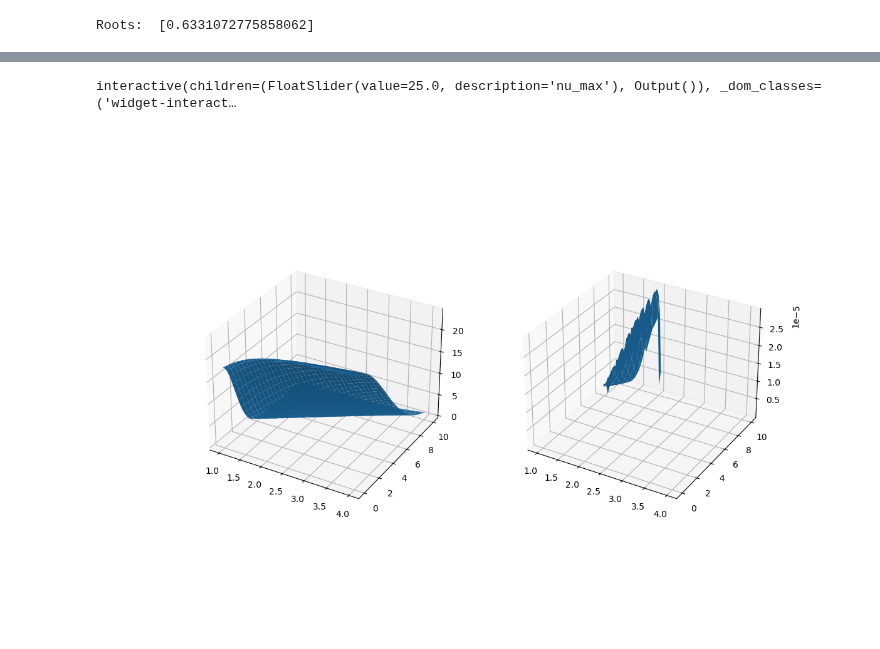
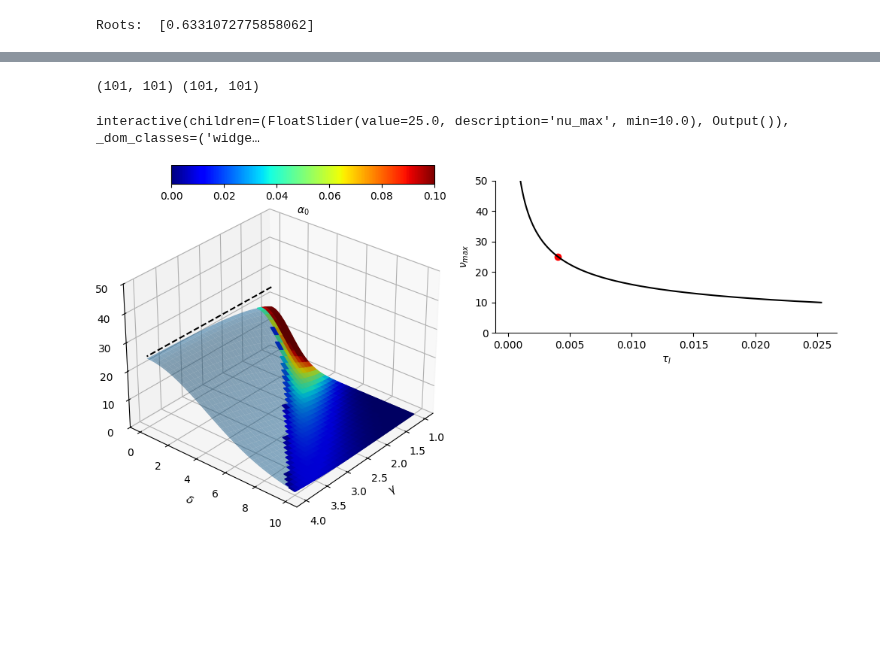
Before and after one commit to woxxel/DarkMatter, a Jupyter notebook: notebooks/parameter_exploration.ipynb, the cells around one changed output, grey strips where cells are left out. Saved outputs shown, nothing was run; the diff lists cells and outputs as text; code cells hidden in the pictures; blank space fills up the shorter version.

Commit message:
implemented large scale testing of inference procedure and plot of theoretical manifold finding

```diff
--- a/notebooks/parameter_exploration.ipynb
+++ b/notebooks/parameter_exploration.ipynb
@@ -235,6 +231,6 @@ NameError: name 'integrate' is not defined
 [figure]
 # %%
-import scipy.integrate as integrate
+# import scipy.integrate as integrate
 from scipy.stats import binom
 
 gamma = 0.95
@@ -249,7 +245,7 @@ N_total = 300
 k_arr = np.arange(N_total)
 
 dist = p_nu(x_arr,gamma,delta,nu_max)
-p_with_k_spikes = integrate.quad(lambda nu : p_nu(nu,gamma,delta,nu_max)*np.exp(-nu*T),0,10)
+p_with_k_spikes = quad(lambda nu : p_nu(nu,gamma,delta,nu_max)*np.exp(-nu*T),0,10)
 
 N_with_k_spikes = binom.pmf(k_arr,N_total,p_with_k_spikes[0])
 
@@ -278,7 +274,7 @@ def update_plot(N_total,k,T,gamma,delta,nu_max):
 
     h_dist.set_ydata(dist)
 
-    p_with_k_spikes = integrate.quad(lambda nu : p_nu(nu,gamma,delta,nu_max)*poisson(nu,k,T),0,10)
+    p_with_k_spikes = quad(lambda nu : p_nu(nu,gamma,delta,nu_max)*poisson(nu,k,T),0,10)
     N_with_k_spikes = binom.pmf(k_arr,N_total,p_with_k_spikes[0])
 
     h_p_with_k.set_ydata(dist*np.exp(-x_arr*T))
@@ -602,27 +600,66 @@ plt.show()
 # %%
-gamma_arr = np.linspace(1,4,101)
-delta_arr = np.linspace(0,10,101)
+from matplotlib import cm, colors
+
+steps = 101
+gamma_arr = np.linspace(1,4,steps)
+delta_arr = np.linspace(0,10,steps)
 
 gamma,delta = np.meshgrid(gamma_arr,delta_arr)
 
+print(gamma.shape,delta.shape)
+
 plt.close('all')
-fig = plt.figure(figsize=(12,8))
+fig = plt.figure(figsize=(10,5))
 ax = fig.add_subplot(121,projection='3d')
-ax2 = fig.add_subplot(122,projection='3d')
 
-@interact(nu_max=(0.,100.))
+
+nu_max_default=25.
+nu_max_arr = np.linspace(10,100,1001)
+ax_tau = fig.add_subplot(222)
+ax_tau.plot(get_tau_I(nu_max_arr),nu_max_arr,'k')
+nu_marker = ax_tau.scatter(get_tau_I(nu_max_default),nu_max_default,marker='o',color='r')
+
+plt.setp(ax_tau,xlabel='$\\tau_I$',ylabel='$\\nu_{max}$')
+ax_tau.spines[['top','right']].set_visible(False)
+
+norm = colors.Normalize(vmin=0, vmax=0.1)
+
+@interact(nu_max=(10.,100.))
 def update_plot(nu_max=25.):
-    ax.clear()
-    ax2.clear()
+	ax.clear()
 
-    ax.plot_surface(gamma,delta,get_nu_bar(gamma,delta,nu_max=nu_max))
-    ax2.plot_surface(gamma,delta,get_alpha_0(gamma,delta,nu_max=nu_max))
+	# try:
+	alpha_0 = get_alpha_0(gamma,delta,nu_max=nu_max,nP=1)
 
-    #plt.setp(ax,zlim=[0,5])
+	# print(alpha_0,alpha_0.shape)
+	nu_bar = get_nu_bar(gamma,delta,nu_max=nu_max)
 
-    fig.canvas.draw_idle()
+	ax.plot_surface(gamma,delta,nu_bar,alpha=0.5)
+	ax.plot_surface(gamma,delta,nu_bar,facecolors=cm.jet(norm(alpha_0)))
+	ax.plot([gamma_arr.min(),gamma_arr.max()],[0,0],[nu_max,nu_max],'k--')
 
-#plt.show()
+	nu_marker.set_offsets([get_tau_I(nu_max),nu_max])
+
+	nu_lim = max(50.,nu_max*1.1)
+
+	plt.setp(ax,xlabel='$\\gamma$',ylabel='$\\delta$',zlabel='$\\bar{\\nu}$',zlim=[0,nu_lim])
+	plt.setp(ax_tau,ylim=[0,nu_lim])
+
+	fig.canvas.draw_idle()
+	# except:
+	# 	pass
+
+ax.view_init(30, 40, 0)
+
+# cax = fig.add_subplot([0.6,0.1,0.35,0.1])
+cax = fig.add_subplot([0.1,0.95,0.35,0.05])
+m = cm.ScalarMappable(cmap=cm.jet,norm=norm)
+fig.colorbar(m,cax = cax,orientation='horizontal')
+plt.setp(cax,xlabel='$\\alpha_0$')
+
+plt.tight_layout()
+plt.show()
 # %% [output]
-interactive(children=(FloatSlider(value=25.0, description='nu_max'), Output()), _dom_classes=('widget-interact…
+(101, 101) (101, 101)
+interactive(children=(FloatSlider(value=25.0, description='nu_max', min=10.0), Output()), _dom_classes=('widge…
-[figure, old version]
+[figure, new version]
```
Also changed, not shown: parts of 12 cells of this notebook, 27 other files.
